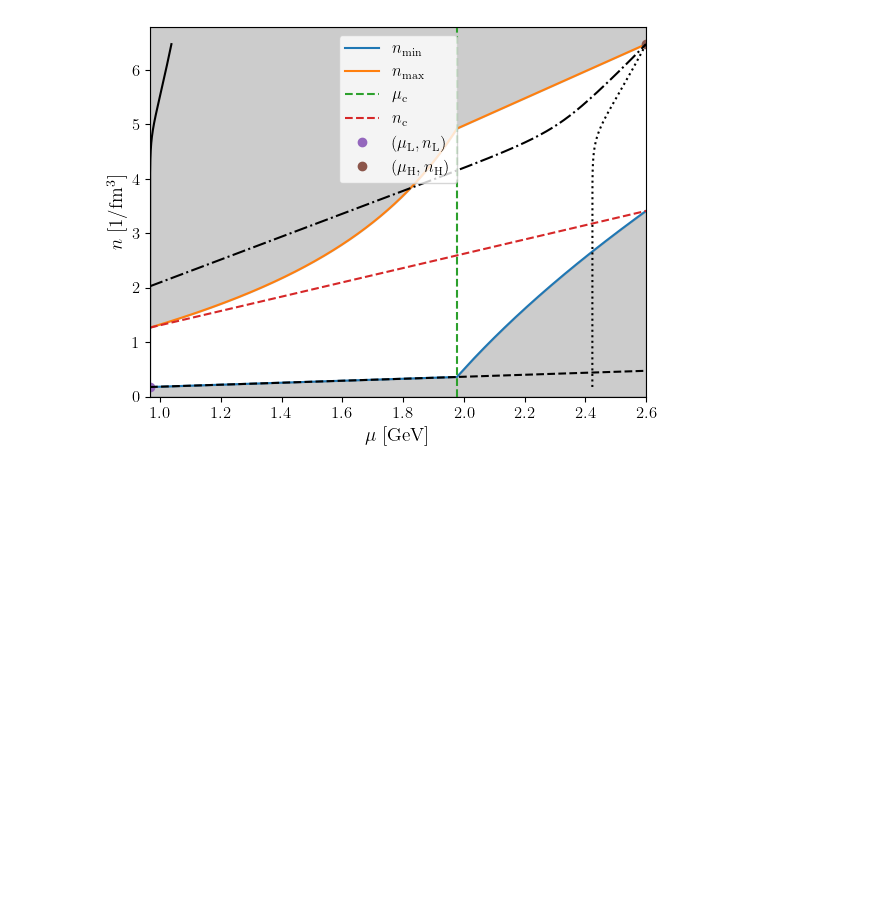
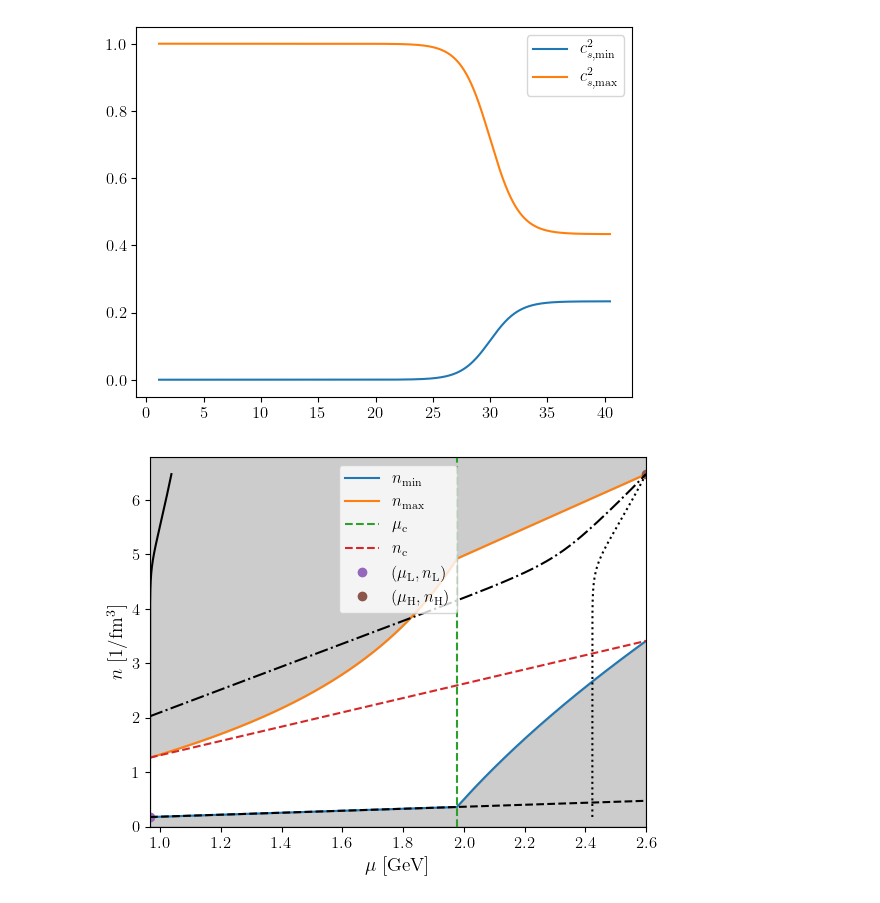
Before and after one commit to eliotfinch/pqcd, a Jupyter notebook: notebooks/generate_random_walk_eos.ipynb, the cells around one changed output. Saved outputs shown, nothing was run; the diff lists cells and outputs as text; code cells hidden in the pictures; blank space fills up the shorter version.

Commit message:
Update generalised cs2 figure

```diff
--- a/notebooks/generate_random_walk_eos.ipynb
+++ b/notebooks/generate_random_walk_eos.ipynb
@@ -73,7 +73,7 @@ cs2_L_max = 1
 cs2_H_min = 1/3 - 0.1
 cs2_H_max = 1/3 + 0.1
 
-cs2_n_array = np.linspace(nL, nH, 5000)
+cs2_n_array = np.linspace(nL, nH, 10000)
 # cs2_n_array = np.concatenate(([nL], nL + np.logspace(-5, np.log(nH-nL), 1000, base=np.e)))
 
 # Transition density to go from cs2_min to cs2_max
@@ -84,6 +84,15 @@ k = 5
 
 cs2_min = cs2_L_min + sigmoid(cs2_n_array, nT, k)*(cs2_H_min - cs2_L_min)
 cs2_max = cs2_H_max + (1-sigmoid(cs2_n_array, nT, k))*(cs2_L_max - cs2_H_max)
+# %%
+fig, ax = plt.subplots()
+
+ax.plot(cs2_n_array/nsat, cs2_min, label='$c_{s,\mathrm{min}}^2$')
+ax.plot(cs2_n_array/nsat, cs2_max, label='$c_{s,\mathrm{max}}^2$')
+
+ax.legend();
+# %% [output]
+[figure, added]
 # %%
 # To map these curves to the mu-n plane we need to perform an integral
 J_min = cumulative_trapezoid(cs2_min/cs2_n_array, cs2_n_array, initial=0)
```
Also changed, not shown: parts of 30 cells of this notebook.
